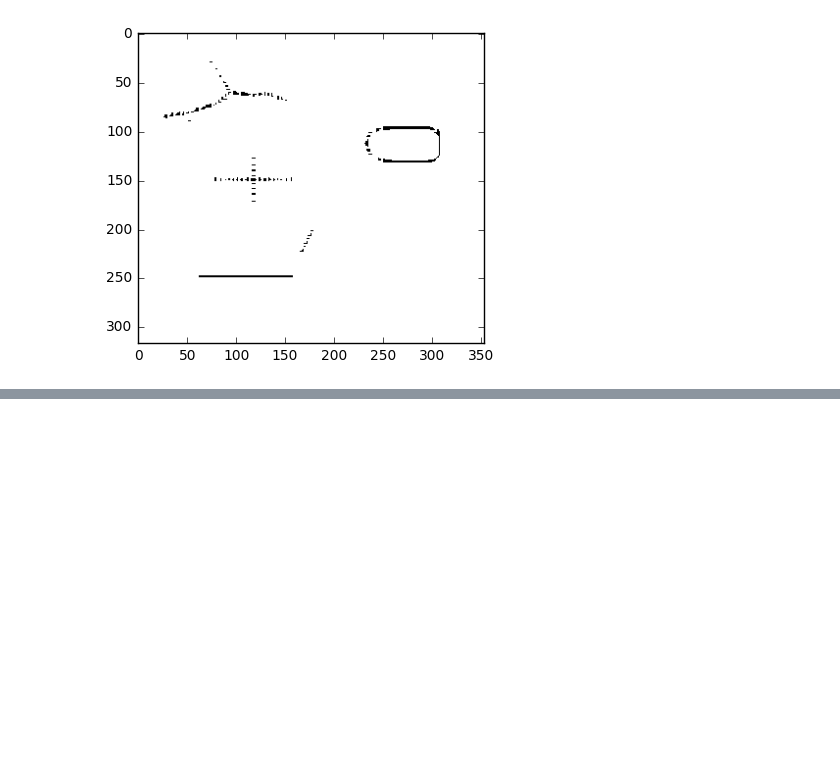
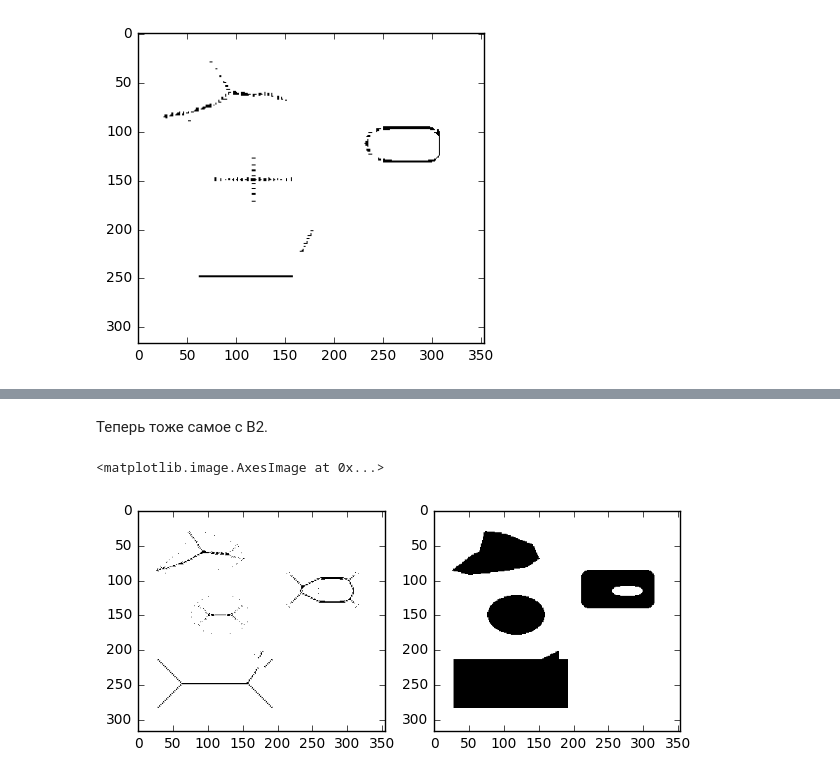
Before and after one commit to YRustt/B16-17-DIPA, a Jupyter notebook: lab1.ipynb, the cells around one changed output, grey strips where cells are left out. Cells and saved outputs as stored; diff of their text form; code cells hidden in the pictures; blank space fills up the shorter version.

```diff
--- a/lab1.ipynb
+++ b/lab1.ipynb
@@ -33,0 +12,3 @@ def build_skeleton(input, structure):
+# %%
+image = read_binary_image('data/image.png')
+plt.imshow(image, cmap='Greys')
@@ -34,6 +20,6 @@ def build_skeleton(input, structure):
 # %%
-structure = np.array([np.ones(5, dtype=np.bool) for _ in range(5)])
-S = build_skeleton(image, structure)
+structure = np.ones((5, 5))
+S = build_skeleton_binary_image(image, structure)
 plt.imshow(sum(S), cmap='Greys')
 # %% [output]
 <matplotlib.image.AxesImage at 0x...>
@@ -40,0 +29,3 @@ plt.imshow(sum(S), cmap='Greys')
+# %%
+image = reconstruction_binary_image(S, structure)
+plt.imshow(image, cmap='Greys')
@@ -40,0 +35,18 @@ plt.imshow(sum(S), cmap='Greys')
+# %% [markdown]
+Теперь тоже самое с B2.
+# %%
+structure = np.array([[0, 0, 1, 0, 0],
+                      [0, 1, 1, 1, 0],
+                      [1, 1, 1, 1, 1],
+                      [0, 1, 1, 1, 0],
+                      [0, 0, 1, 0, 0]])
+S = build_skeleton_binary_image(image, structure)
+fig = plt.figure(figsize=(7, 10))
+ax1 = fig.add_subplot(221)
+ax1.imshow(sum(S), cmap='Greys')
+image = reconstruction_binary_image(S, structure)
+ax2 = fig.add_subplot(222)
+ax2.imshow(image, cmap='Greys')
+# %% [output]
+<matplotlib.image.AxesImage at 0x...>
+[figure, added]
```
Also changed, not shown: parts of 12 cells of this notebook, 2 other files.
